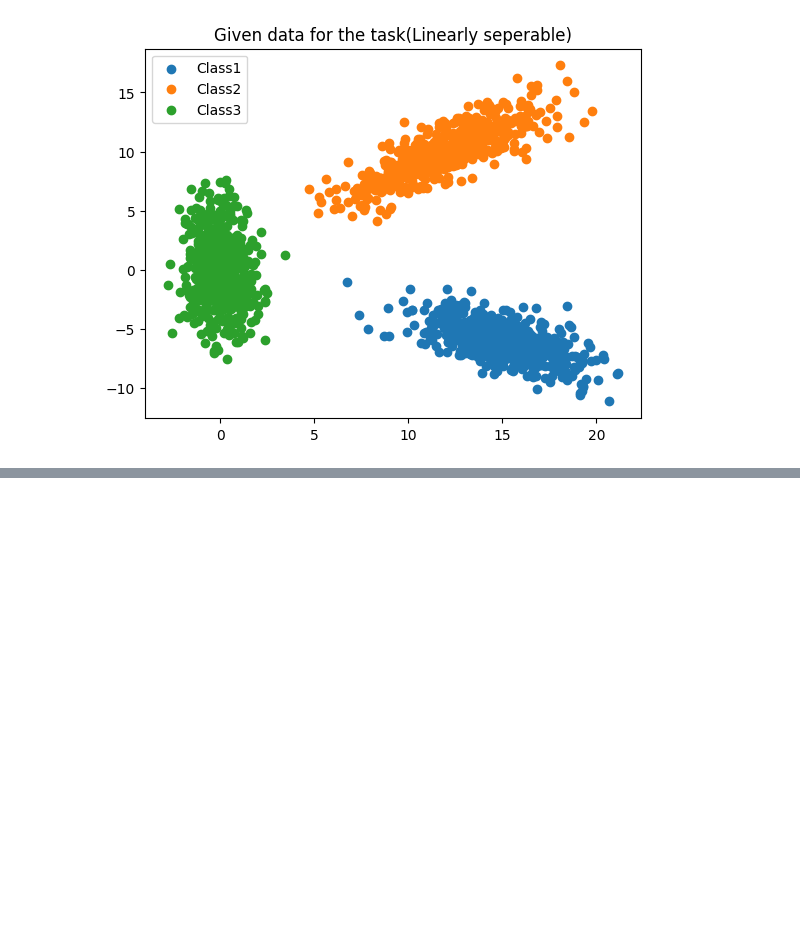
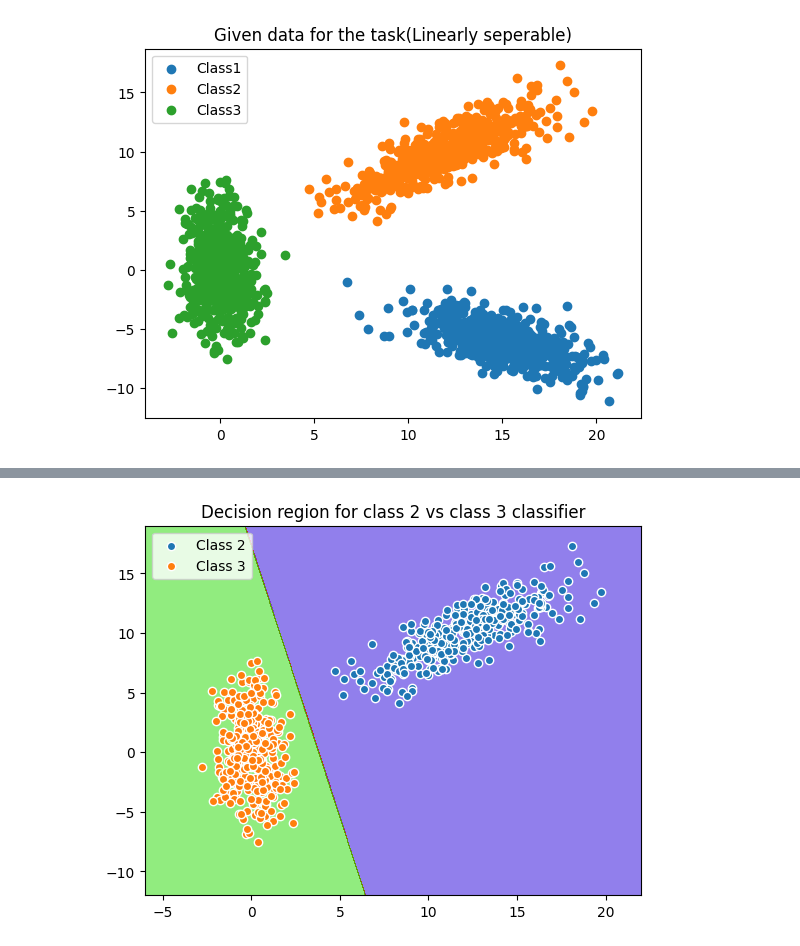
Before and after one commit to imraunav/Deep-Learning-and-Applications, a Jupyter notebook: classification_linearData.ipynb, the cells around one changed output, grey strips where cells are left out. Drawn from its saved outputs; the diff is of its cells as text; code cells hidden in the pictures; blank space fills up the shorter version.

```diff
--- a/classification_linearData.ipynb
+++ b/classification_linearData.ipynb
@@ -80,0 +131,16 @@ plt.show()
+# %%
+pred_region2v3 = []
+for point in region:
+    pred_region2v3.append(l_classifier.predict2v3(point))
+pred_region2v3 = np.reshape(pred_region2v3, xx.shape)
+# %%
+plt.contourf(xx, yy, pred_region2v3, alpha = 0.5, cmap='brg')
+
+plt.scatter(class2_train[:, 0], class2_train[:, 1], label='Class 2', edgecolors='white')
+plt.scatter(class3_train[:, 0], class3_train[:, 1], label='Class 3', edgecolors='white')
+plt.legend()
+plt.title('Decision region for class 2 vs class 3 classifier')
+
+plt.show()
+# %% [output]
+[figure, added]
```
Also changed, not shown: parts of 20 cells of this notebook, 1 other file.
